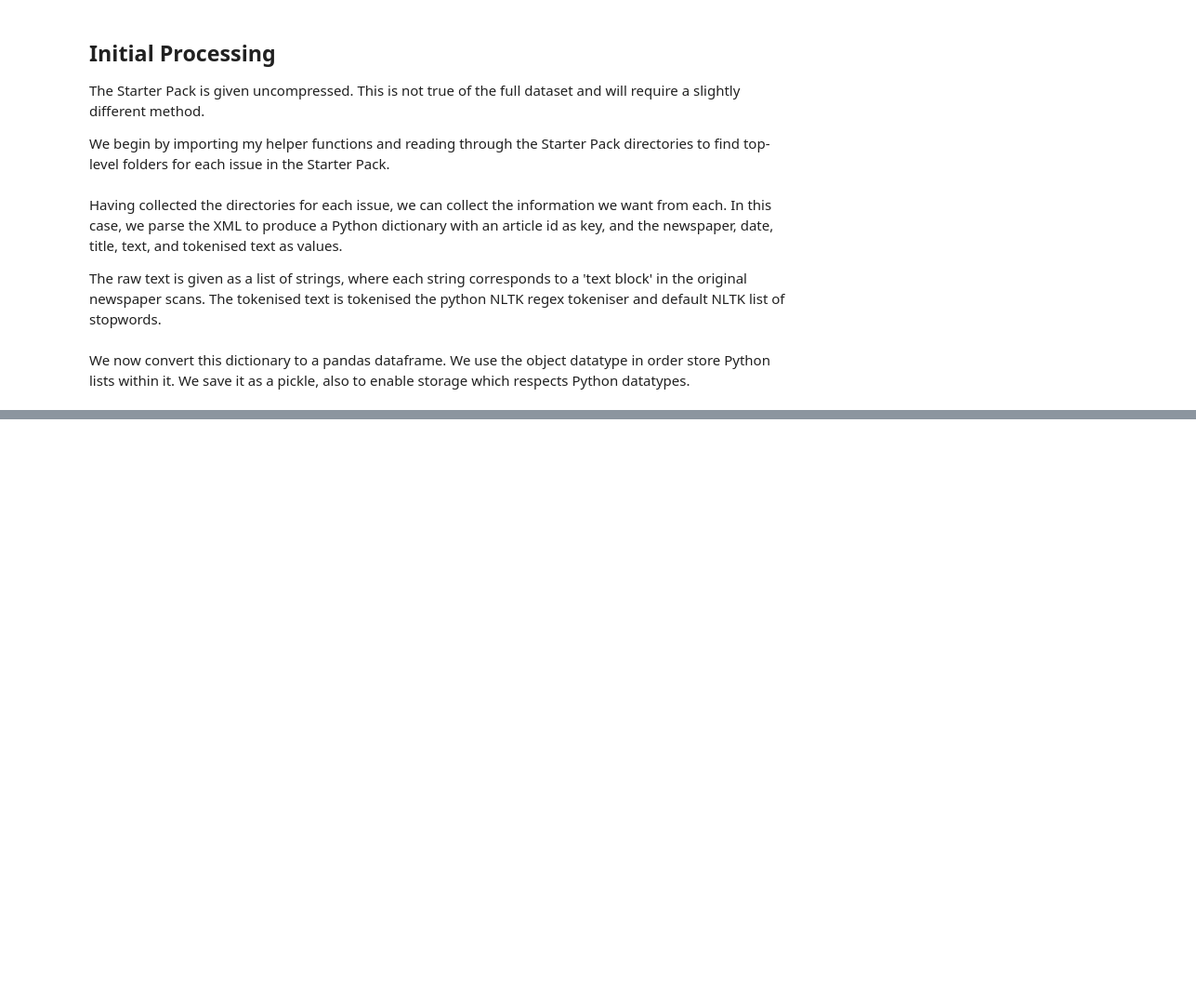
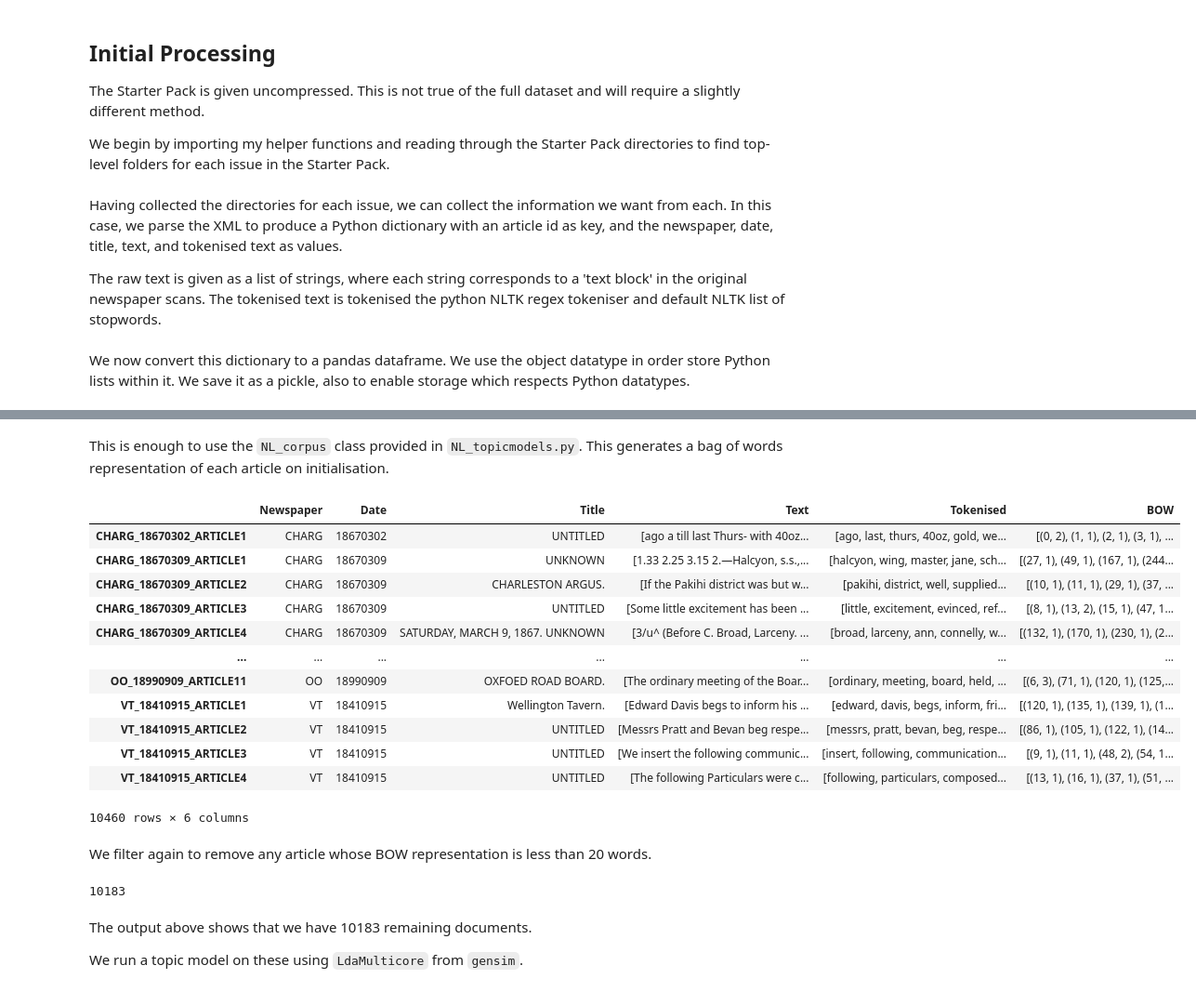
Before and after one commit to JoshuaDavidBlack/NPOD_Philosophy, a Jupyter notebook: starter_topicmodels.ipynb, the cells around one changed output, grey strips where cells are left out. Shown at 93% size. Saved outputs shown, nothing was run; the diff lists cells and outputs as text; code cells hidden in the pictures; blank space fills up the shorter version.

```diff
--- a/starter_topicmodels.ipynb
+++ b/starter_topicmodels.ipynb
@@ -68,12 +63,12 @@ corpus_dict = {}
 for issue, directory in issue_directories.items():
     newspaper = issue[:-9]
     date = issue[-8:]
-    articles = issue2articles(directory)
+    articles = NL_helpers.issue2articles(directory)
     for article_code, title_and_text in articles.items():
         article_code = article_code[7:] # remove 'MODSMD_' from article code
         item_id = '_'.join([issue, article_code])
         title, text = title_and_text
-        tokenised_and_stopped = tokenise_and_stop(text)
+        tokenised_and_stopped = NL_helpers.tokenise_and_stop(text)
         corpus_dict[item_id] = (
             newspaper,
             date,
@@ -81,8 +76,6 @@ for issue, directory in issue_directories.items():
             text,
             tokenised_and_stopped
         )
-
-#
 # %% [markdown]
 We now convert this dictionary to a pandas dataframe. We use the object datatype
 in order store Python lists within it. We save it as a pickle, also to enable
@@ -104,0 +116,3 @@ corpus_df
+# %%
+cutoff = 20
+filtered_corpus_df = corpus_df[corpus_df['Tokenised'].apply(lambda x: len(x) >= cutoff)]
@@ -104,0 +130,33 @@ corpus_df
+# %%
+# Run this cell to load the pre-generated dictionary rather than generating it.
+dictionary = corpora.Dictionary.load('dictionaries/starter_pack')
+# %% [markdown]
+This is enough to use the `NL_corpus` class provided in `NL_topicmodels.py`. This generates a bag of words representation of each article on initialisation.
+# %%
+starter_corpus = NL_topicmodels.NL_corpus(filtered_corpus_df, dictionary)
+starter_corpus.items
+# %% [output]
+|  | Newspaper | Date | Title | Text | Tokenised | BOW |
+| CHARG_18670302_ARTICLE1 | CHARG | 18670302 | UNTITLED | [ago a till last Thurs- with 40oz... | [ago, last, thurs, 40oz, gold, we... | [(0, 2), (1, 1), (2, 1), (3, 1), ... |
+| CHARG_18670309_ARTICLE1 | CHARG | 18670309 | UNKNOWN | [1.33 2.25 3.15 2.—Halcyon, s.s.,... | [halcyon, wing, master, jane, sch... | [(27, 1), (49, 1), (167, 1), (244... |
+| CHARG_18670309_ARTICLE2 | CHARG | 18670309 | CHARLESTON ARGUS. | [If the Pakihi district was but w... | [pakihi, district, well, supplied... | [(10, 1), (11, 1), (29, 1), (37, ... |
+| CHARG_18670309_ARTICLE3 | CHARG | 18670309 | UNTITLED | [Some little excitement has been ... | [little, excitement, evinced, ref... | [(8, 1), (13, 2), (15, 1), (47, 1... |
+| CHARG_18670309_ARTICLE4 | CHARG | 18670309 | SATURDAY, MARCH 9, 1867. UNKNOWN | [3/u^ (Before C. Broad, Larceny. ... | [broad, larceny, ann, connelly, w... | [(132, 1), (170, 1), (230, 1), (2... |
+| ... | ... | ... | ... | ... | ... | ... |
+| OO_18990909_ARTICLE11 | OO | 18990909 | OXFOED ROAD BOARD. | [The ordinary meeting of the Boar... | [ordinary, meeting, board, held, ... | [(6, 3), (71, 1), (120, 1), (125,... |
+| VT_18410915_ARTICLE1 | VT | 18410915 | Wellington Tavern. | [Edward Davis begs to inform his ... | [edward, davis, begs, inform, fri... | [(120, 1), (135, 1), (139, 1), (1... |
+| VT_18410915_ARTICLE2 | VT | 18410915 | UNTITLED | [Messrs Pratt and Bevan beg respe... | [messrs, pratt, bevan, beg, respe... | [(86, 1), (105, 1), (122, 1), (14... |
+| VT_18410915_ARTICLE3 | VT | 18410915 | UNTITLED | [We insert the following communic... | [insert, following, communication... | [(9, 1), (11, 1), (48, 2), (54, 1... |
+| VT_18410915_ARTICLE4 | VT | 18410915 | UNTITLED | [The following Particulars were c... | [following, particulars, composed... | [(13, 1), (16, 1), (37, 1), (51, ... |
+10460 rows × 6 columns
+# %% [markdown]
+ We filter again to remove any article whose BOW representation is less than 20 words.
+# %%
+starter_corpus.items = starter_corpus.items[starter_corpus.items['BOW'].apply(lambda x: len(x) >= cutoff)]
+len(starter_corpus.items)
+# %% [output]
+10183
+# %% [markdown]
+The output above shows that we have 10183 remaining documents.
+
+We run a topic model on these using `LdaMulticore` from `gensim`.
```
Also changed, not shown: parts of 17 cells of this notebook, 3 other files.
